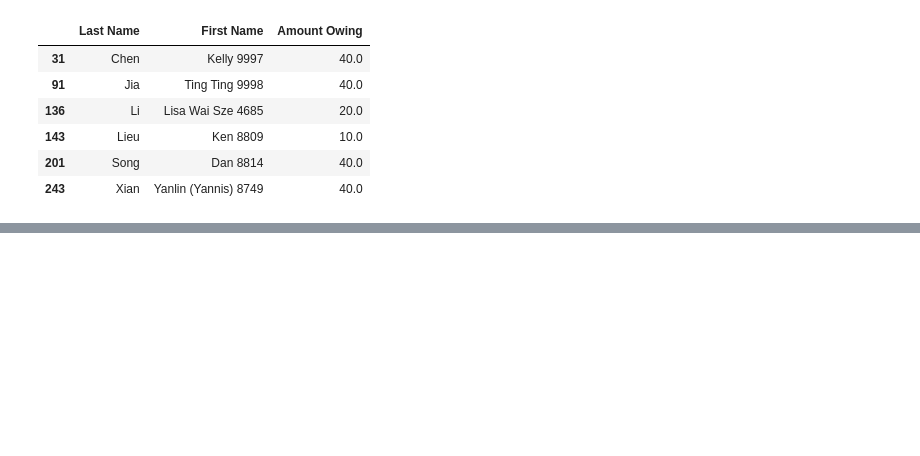
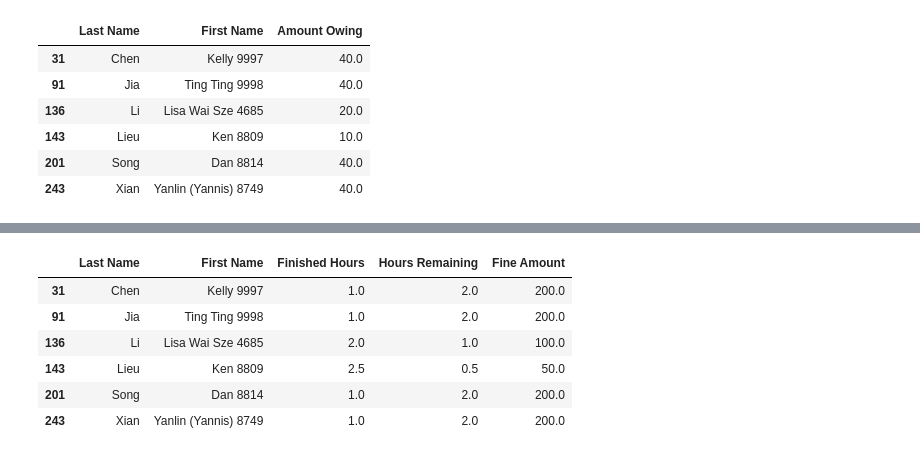
Before and after one commit to michaelsew/onvolunteers-notebook, a Jupyter notebook: google_drive_reporting.ipynb, the cells around one changed output, grey strips where cells are left out. Saved outputs shown, nothing was run; the diff lists cells and outputs as text; code cells hidden in the pictures; blank space fills up the shorter version.

Commit message:
feat: Added parking fines

```diff
--- a/google_drive_reporting.ipynb
+++ b/google_drive_reporting.ipynb
@@ -192,0 +302,22 @@ display(df_owing_families_report)
+# %%
+# Filter for families who have not completed 3+ hours
+df_not_completed = df_parking_hours[df_parking_hours['Total Hours'] < 3].copy()
+
+# Calculate remaining hours
+df_not_completed['Hours Remaining'] = 3 - df_not_completed['Total Hours']
+
+# Calculate the fine amount (assuming a $100 fine per remaining hour)
+FINE_PER_HOUR = 100
+df_not_completed['Fine Amount'] = df_not_completed['Hours Remaining'] * FINE_PER_HOUR
+
+# Select and display the desired columns
+df_not_completed_report = df_not_completed[['Last Name', 'First Name', 'Finished Hours', 'Hours Remaining', 'Fine Amount']]
+display(df_not_completed_report)
+# %% [output]
+|  | Last Name | First Name | Finished Hours | Hours Remaining | Fine Amount |
+| 31 | Chen | Kelly 9997 | 1.0 | 2.0 | 200.0 |
+| 91 | Jia | Ting Ting 9998 | 1.0 | 2.0 | 200.0 |
+| 136 | Li | Lisa Wai Sze 4685 | 2.0 | 1.0 | 100.0 |
+| 143 | Lieu | Ken 8809 | 2.5 | 0.5 | 50.0 |
+| 201 | Song | Dan 8814 | 1.0 | 2.0 | 200.0 |
+| 243 | Xian | Yanlin (Yannis) 8749 | 1.0 | 2.0 | 200.0 |
```
Also changed, not shown: parts of 6 cells of this notebook.
